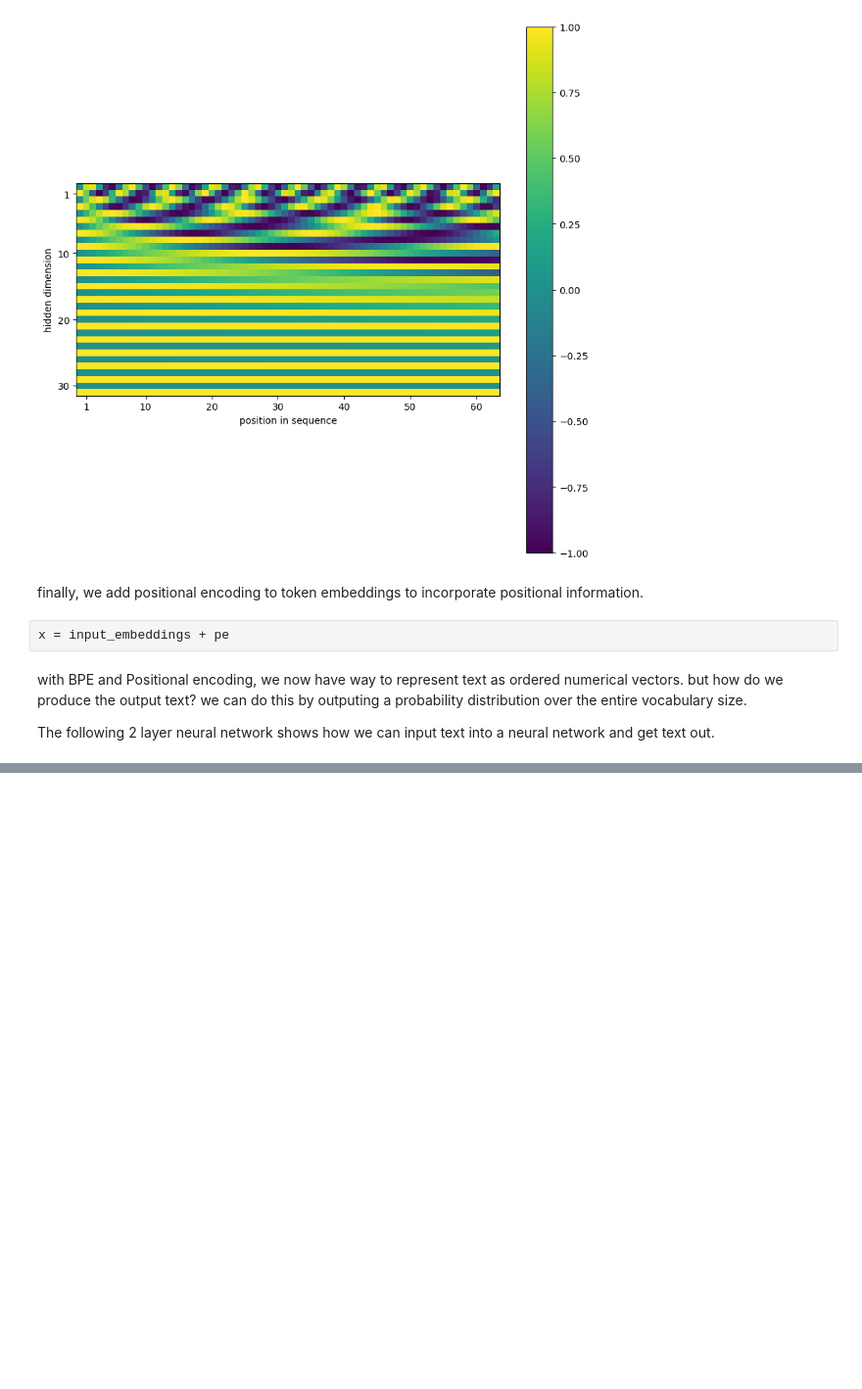
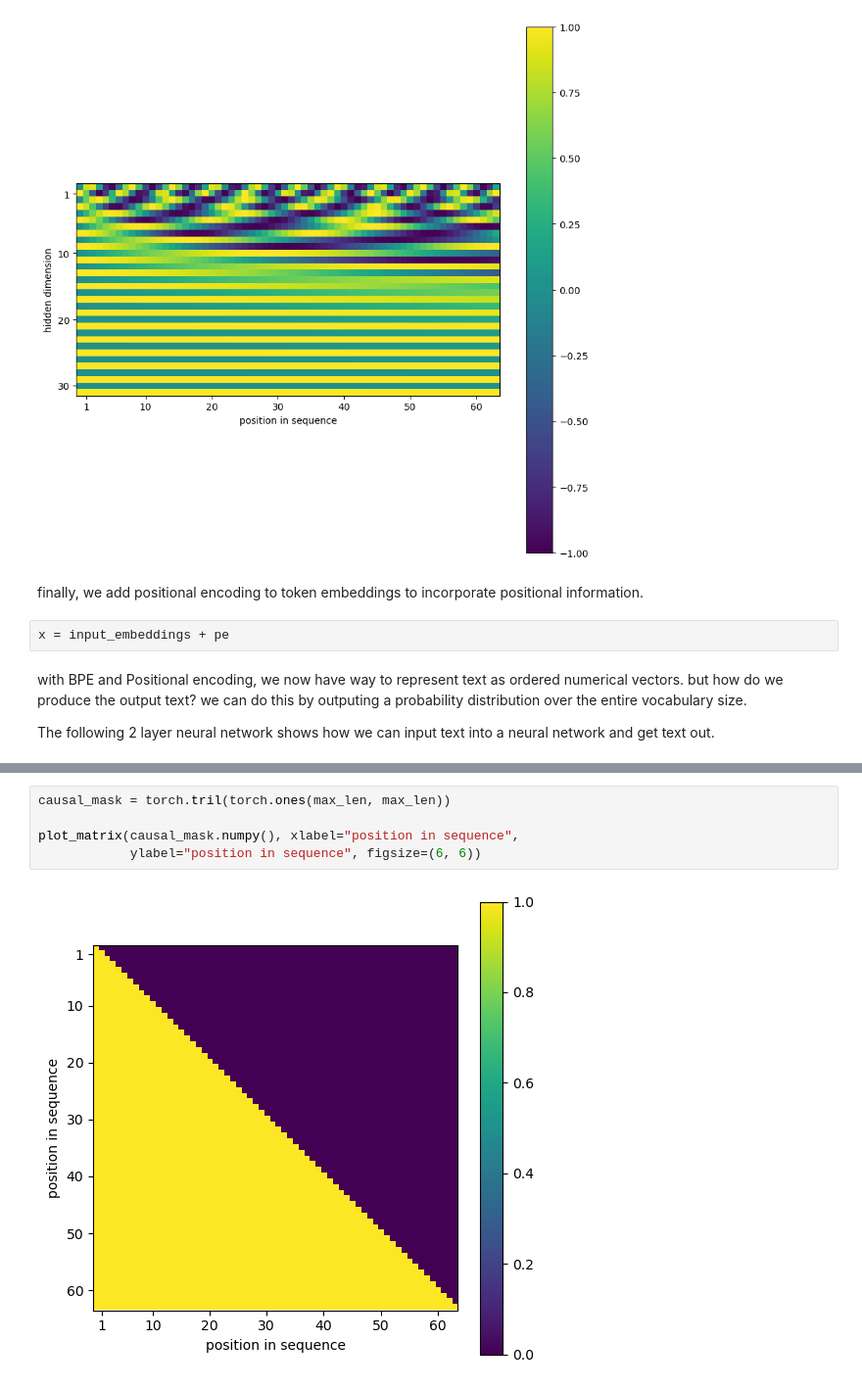
Before and after one commit to remysys/dl, a Jupyter notebook: transformer.ipynb, the cells around one changed output, grey strips where cells are left out. Shown at 98% size. Saved outputs shown, nothing was run; the diff lists cells and outputs as text; blank space fills up the shorter version.

```diff
--- a/transformer/transformer.ipynb
+++ b/transformer.ipynb
@@ -371,0 +374,7 @@ print([id2token[i] for i in output.argmax(1).tolist()])
+# %%
+causal_mask = torch.tril(torch.ones(max_len, max_len))
+
+plot_matrix(causal_mask.numpy(), xlabel="position in sequence",
+            ylabel="position in sequence", figsize=(6, 6))
+# %% [output]
+[figure, added]
```
Also changed, not shown: parts of 51 cells of this notebook, 1 other file.
